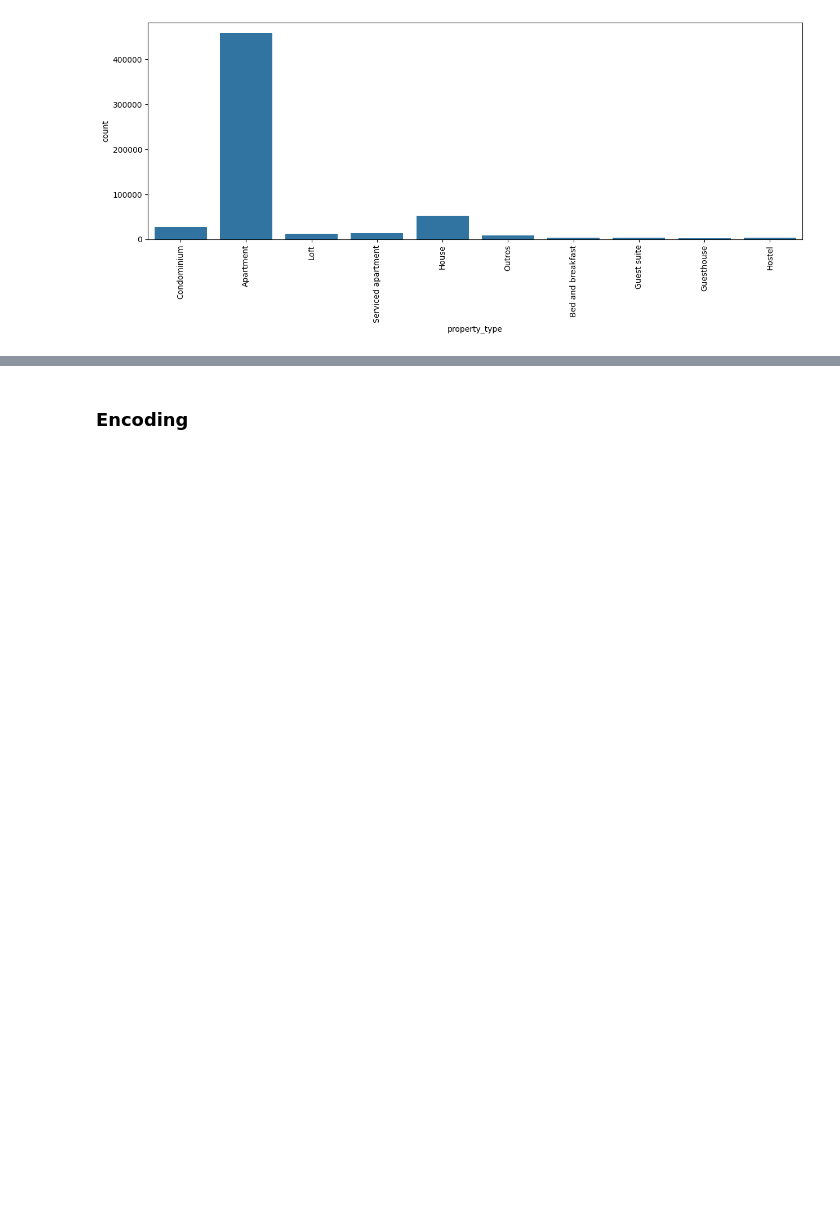
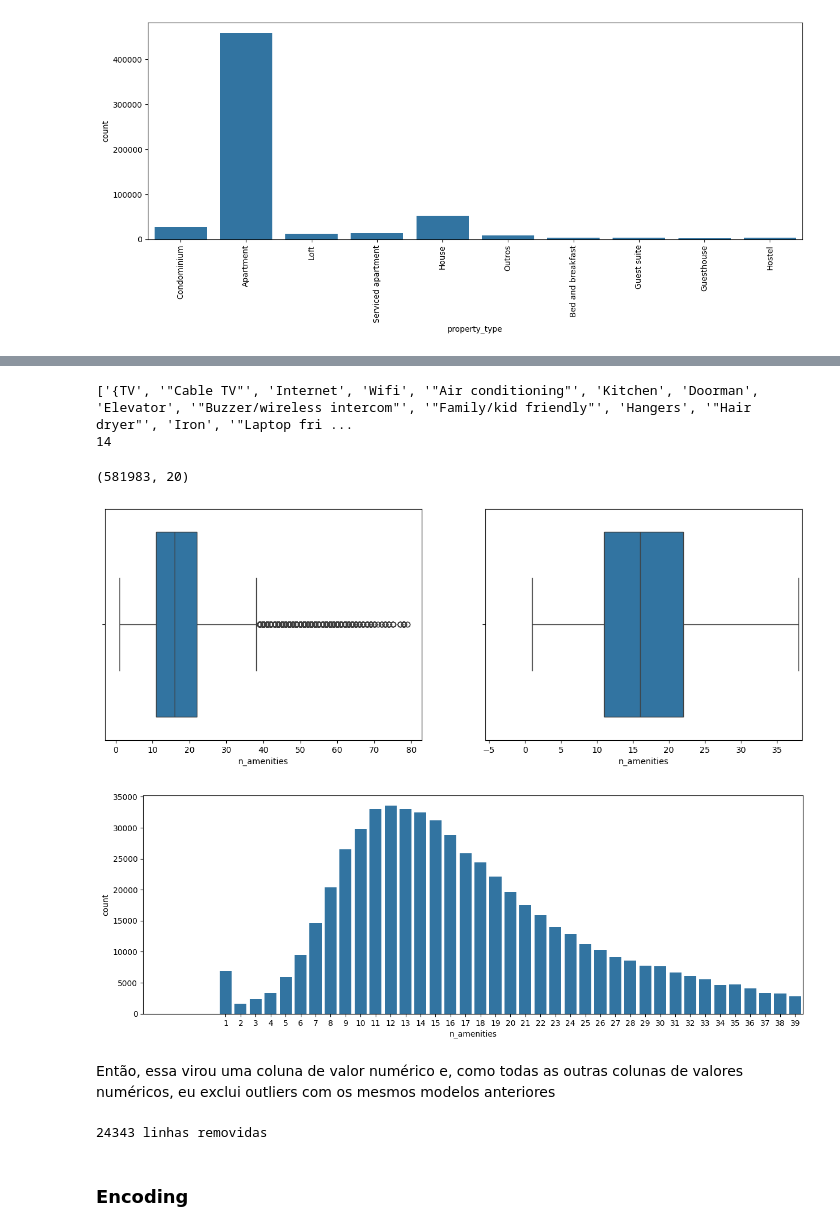
Before and after one commit to dePinhoPaulo/Python-Impressionador, a Jupyter notebook: 05. Impressionador/39. Projeto 3 - Ciência de Dados - Aplicação de Mercado de Trabalho/Projeto de Ciência de Dados e Recomendações - Solução Airbnb Rio.ipynb, the cells around one changed output, grey strips where cells are left out. Drawn from its saved outputs; the diff is of its cells as text; code cells hidden in the pictures; blank space fills up the shorter version.

```diff
--- a/05. Impressionador/39. Projeto 3 - Ciência de Dados - Aplicação de Mercado de Trabalho/Projeto de Ciência de Dados e Recomendações - Solução Airbnb Rio.ipynb
+++ b/05. Impressionador/39. Projeto 3 - Ciência de Dados - Aplicação de Mercado de Trabalho/Projeto de Ciência de Dados e Recomendações - Solução Airbnb Rio.ipynb
@@ -631,3 +734,29 @@ Name: count, dtype: int64
+# %%
+print(base_airbnb['amenities'].iloc[1].split(','))
+print(len(base_airbnb['amenities'].iloc[1].split(',')))
+
+base_airbnb['n_amenities'] = base_airbnb['amenities'].str.split(',').apply(len)
+# %% [output]
+['{TV', '"Cable TV"', 'Internet', 'Wifi', '"Air conditioning"', 'Kitchen', 'Doorman', 'Elevator', '"Buzzer/wireless intercom"', '"Family/kid friendly"', 'Hangers', '"Hair dryer"', 'Iron', '"Laptop fri ...
+14
+# %%
+base_airbnb = base_airbnb.drop('amenities', axis=1)
+base_airbnb.shape
+# %% [output]
+(581983, 20)
+# %%
+diagrama_caixa(base_airbnb['n_amenities'])
+grafico_barra(base_airbnb['n_amenities'])
+# %% [output]
+[figure, added]
+[figure, added]
+# %% [markdown]
+Então, essa virou uma coluna de valor numérico e, como todas as outras colunas de valores numéricos, eu exclui outliers com os mesmos modelos anteriores
+# %%
+base_airbnb, linhas_removidas = excluir_outliers(base_airbnb, 'n_amenities')
+print('{} linhas removidas'.format(linhas_removidas))
+# %% [output]
+24343 linhas removidas
 # %% [markdown]
 ### Encoding
 # %% [markdown]
```
Also changed, not shown: parts of 8 cells of this notebook, 1 other file.
